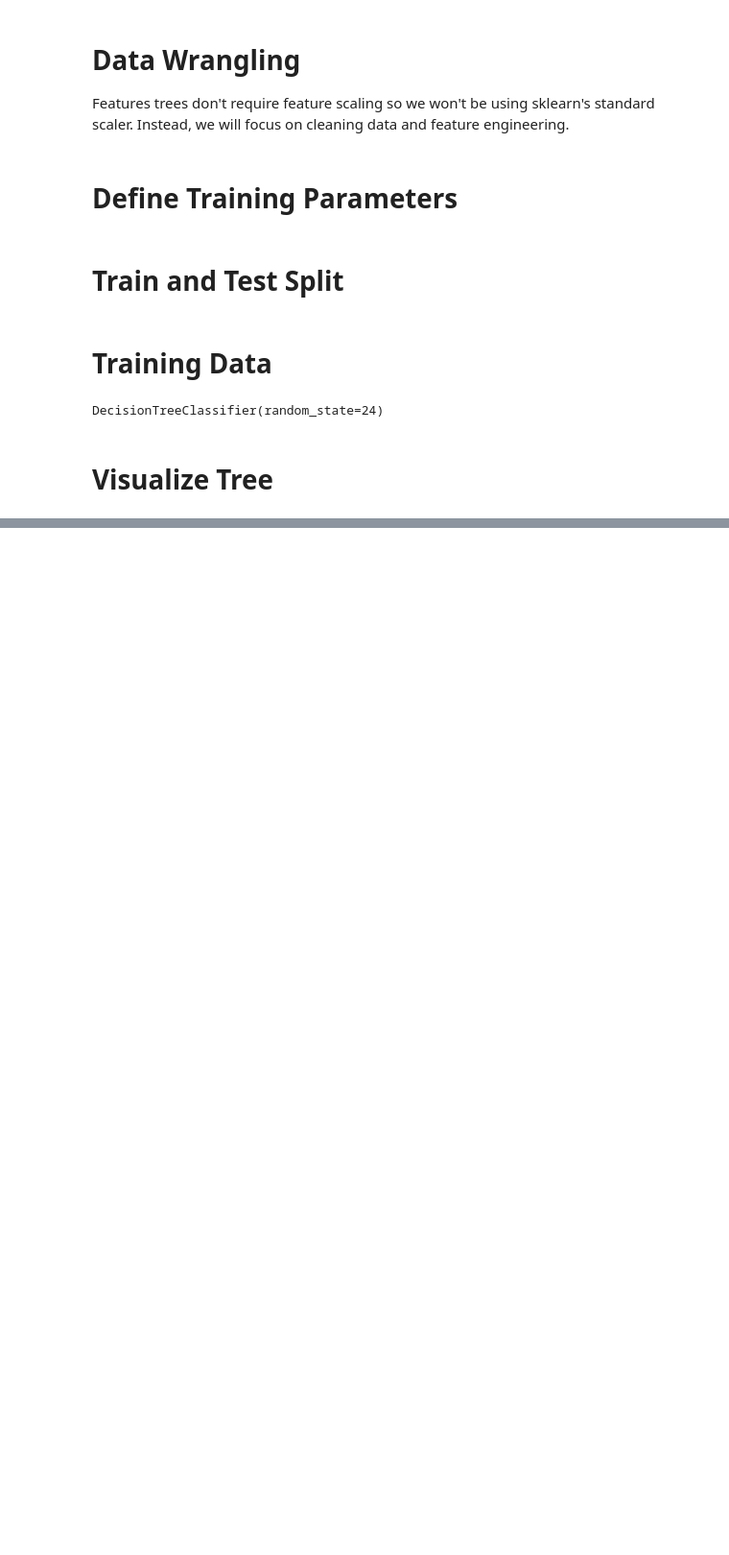
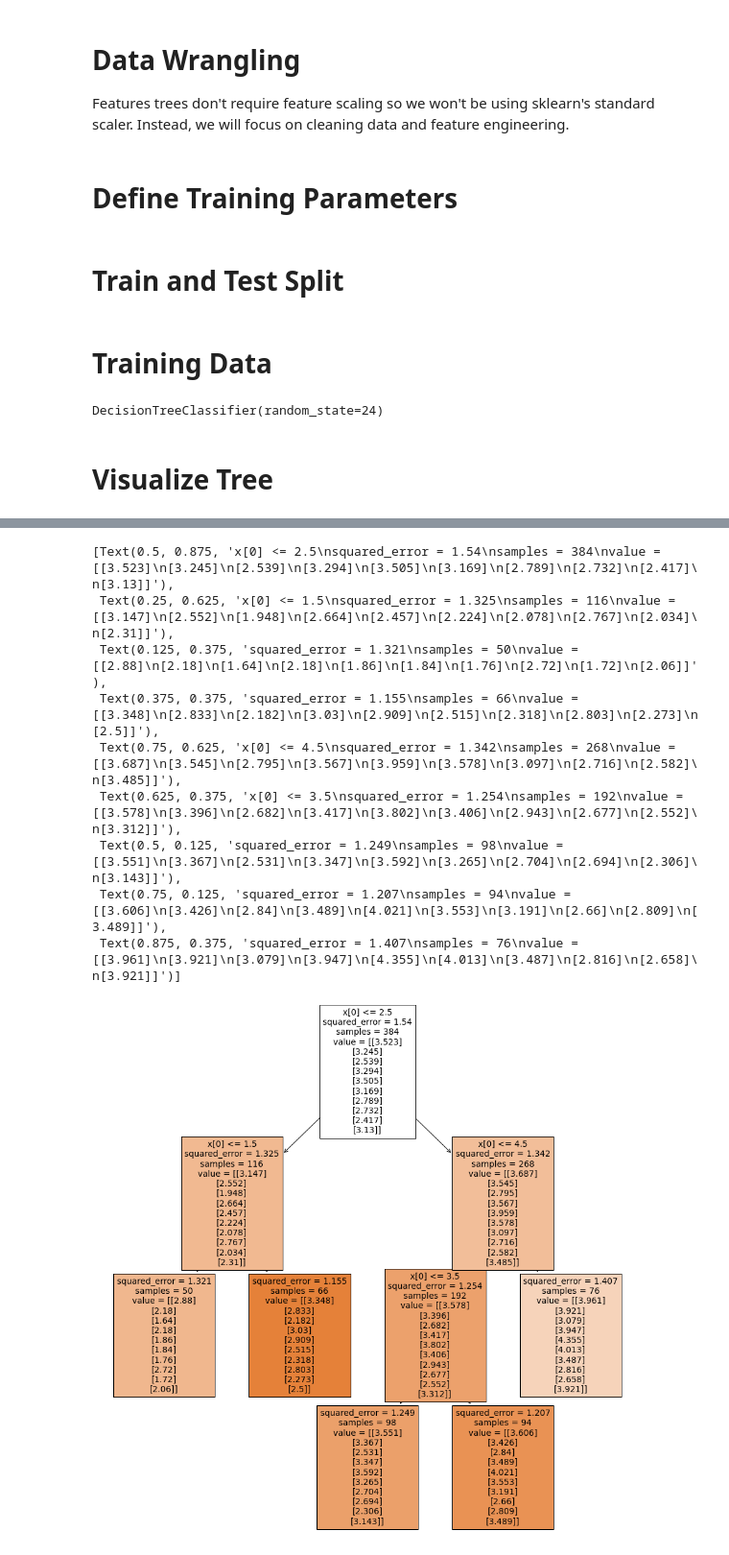
Before and after one commit to TahlonBrahic/Data-Science-Portfolio, a Jupyter notebook: Data Science/Social Mental Health Decision Tree/index.ipynb, the cells around one changed output, grey strips where cells are left out. Shown: that part at 96% size. Saved outputs shown, nothing was run; the diff lists cells and outputs as text; code cells hidden in the pictures; blank space fills up the shorter version.

Commit message:
add tree_reg and tree visual

```diff
--- a/Data Science/Social Mental Health Decision Tree/index.ipynb
+++ b/Data Science/Social Mental Health Decision Tree/index.ipynb
@@ -50,7 +50,10 @@ X_train, X_test, y_train, y_test = train_test_split(
 # Training Data
 # %%
 from sklearn.tree import DecisionTreeClassifier
+from sklearn.tree import DecisionTreeRegressor
+tree_reg = DecisionTreeRegressor(random_state=24)
 tree_clf = DecisionTreeClassifier(random_state=24)
+tree_reg = tree_reg.fit(X_train, y_train)
 tree_clf.fit(X_train, y_train)
 # %% [output]
 DecisionTreeClassifier(random_state=24)
@@ -74,0 +78,14 @@ tree.plot_tree(tree_clf, filled=True)
+# %%
+plt.figure(figsize=(16,16))
+tree.plot_tree(tree_reg, filled=True)
+# %% [output]
+[Text(0.5, 0.875, 'x[0] <= 2.5\nsquared_error = 1.54\nsamples = 384\nvalue = [[3.523]\n[3.245]\n[2.539]\n[3.294]\n[3.505]\n[3.169]\n[2.789]\n[2.732]\n[2.417]\n[3.13]]'),
+ Text(0.25, 0.625, 'x[0] <= 1.5\nsquared_error = 1.325\nsamples = 116\nvalue = [[3.147]\n[2.552]\n[1.948]\n[2.664]\n[2.457]\n[2.224]\n[2.078]\n[2.767]\n[2.034]\n[2.31]]'),
+ Text(0.125, 0.375, 'squared_error = 1.321\nsamples = 50\nvalue = [[2.88]\n[2.18]\n[1.64]\n[2.18]\n[1.86]\n[1.84]\n[1.76]\n[2.72]\n[1.72]\n[2.06]]'),
+ Text(0.375, 0.375, 'squared_error = 1.155\nsamples = 66\nvalue = [[3.348]\n[2.833]\n[2.182]\n[3.03]\n[2.909]\n[2.515]\n[2.318]\n[2.803]\n[2.273]\n[2.5]]'),
+ Text(0.75, 0.625, 'x[0] <= 4.5\nsquared_error = 1.342\nsamples = 268\nvalue = [[3.687]\n[3.545]\n[2.795]\n[3.567]\n[3.959]\n[3.578]\n[3.097]\n[2.716]\n[2.582]\n[3.485]]'),
+ Text(0.625, 0.375, 'x[0] <= 3.5\nsquared_error = 1.254\nsamples = 192\nvalue = [[3.578]\n[3.396]\n[2.682]\n[3.417]\n[3.802]\n[3.406]\n[2.943]\n[2.677]\n[2.552]\n[3.312]]'),
+ Text(0.5, 0.125, 'squared_error = 1.249\nsamples = 98\nvalue = [[3.551]\n[3.367]\n[2.531]\n[3.347]\n[3.592]\n[3.265]\n[2.704]\n[2.694]\n[2.306]\n[3.143]]'),
+ Text(0.75, 0.125, 'squared_error = 1.207\nsamples = 94\nvalue = [[3.606]\n[3.426]\n[2.84]\n[3.489]\n[4.021]\n[3.553]\n[3.191]\n[2.66]\n[2.809]\n[3.489]]'),
+ Text(0.875, 0.375, 'squared_error = 1.407\nsamples = 76\nvalue = [[3.961]\n[3.921]\n[3.079]\n[3.947]\n[4.355]\n[4.013]\n[3.487]\n[2.816]\n[2.658]\n[3.921]]')]
+[figure, added]
```
Also changed, not shown: parts of 1 cell of this notebook.
